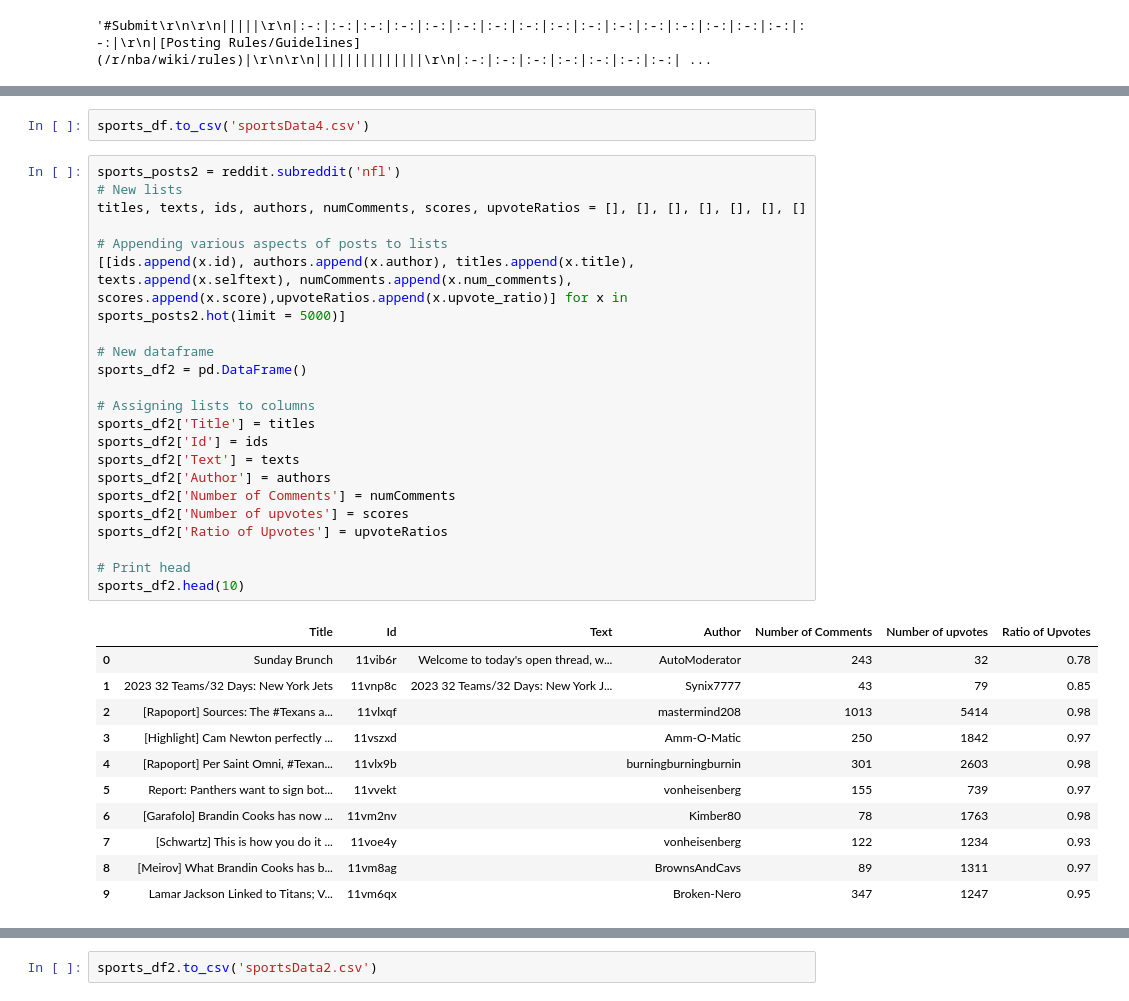
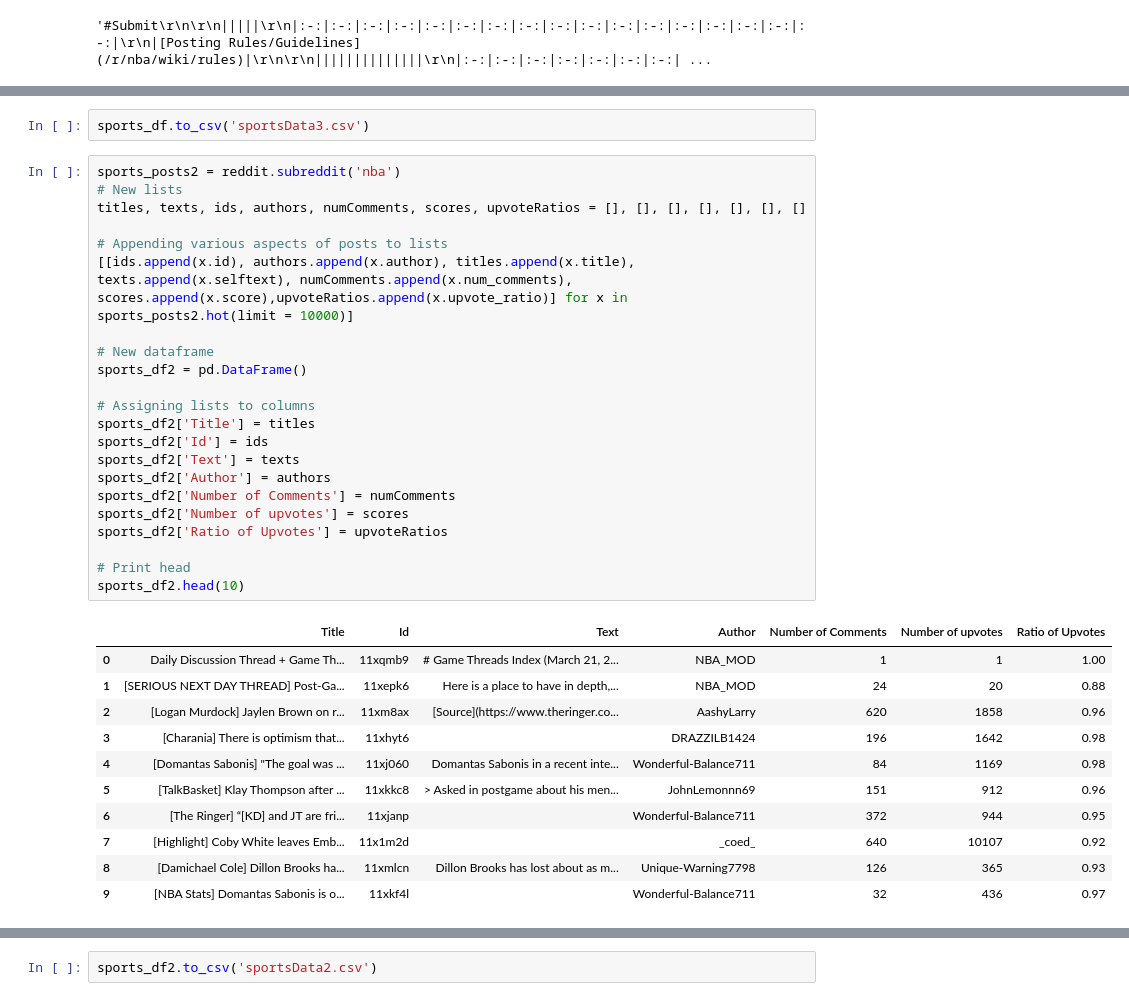
Before and after one commit to Data-Science-for-Linguists-2023/For-Reddit-Grammaticality-Analysis, a Jupyter notebook: notebooks/dataCollection.ipynb, the cells around one changed output, grey strips where cells are left out. Cells and saved outputs as stored; diff of their text form.

```diff
--- a/notebooks/dataCollection.ipynb
+++ b/notebooks/dataCollection.ipynb
@@ -448,39 +448,39 @@ sports_df.shape
 # %%
-sports_df.to_csv('sportsData4.csv')
+sports_df.to_csv('sportsData3.csv')
 # %%
-sports_posts2 = reddit.subreddit('nfl')
+sports_posts2 = reddit.subreddit('nba')
 # New lists
 titles, texts, ids, authors, numComments, scores, upvoteRatios = [], [], [], [], [], [], []
 
 # Appending various aspects of posts to lists
-[[ids.append(x.id), authors.append(x.author), titles.append(x.title), texts.append(x.selftext), numComments.append(x.num_comments), scores.append(x.score),upvoteRatios.append(x.upvote_ratio)] for x in sports_posts2.hot(limit = 5000)]
+[[ids.append(x.id), authors.append(x.author), titles.append(x.title), texts.append(x.selftext), numComments.append(x.num_comments), scores.append(x.score),upvoteRatios.append(x.upvote_ratio)] for x in sports_posts2.hot(limit = 10000)]
 
 # New dataframe
 sports_df2 = pd.DataFrame()
 
 # Assigning lists to columns
 sports_df2['Title'] = titles
 sports_df2['Id'] = ids
 sports_df2['Text'] = texts
 sports_df2['Author'] = authors
 sports_df2['Number of Comments'] = numComments
 sports_df2['Number of upvotes'] = scores
 sports_df2['Ratio of Upvotes'] = upvoteRatios
 
 # Print head
 sports_df2.head(10)
 # %% [output]
 |  | Title | Id | Text | Author | Number of Comments | Number of upvotes | Ratio of Upvotes |
-| 0 | Sunday Brunch | 11vib6r | Welcome to today's open thread, w... | AutoModerator | 243 | 32 | 0.78 |
-| 1 | 2023 32 Teams/32 Days: New York Jets | 11vnp8c | 2023 32 Teams/32 Days: New York J... | Synix7777 | 43 | 79 | 0.85 |
-| 2 | [Rapoport] Sources: The #Texans a... | 11vlxqf |  | mastermind208 | 1013 | 5414 | 0.98 |
-| 3 | [Highlight] Cam Newton perfectly ... | 11vszxd |  | Amm-O-Matic | 250 | 1842 | 0.97 |
-| 4 | [Rapoport] Per Saint Omni, #Texan... | 11vlx9b |  | burningburningburnin | 301 | 2603 | 0.98 |
-| 5 | Report: Panthers want to sign bot... | 11vvekt |  | vonheisenberg | 155 | 739 | 0.97 |
-| 6 | [Garafolo] Brandin Cooks has now ... | 11vm2nv |  | Kimber80 | 78 | 1763 | 0.98 |
-| 7 | [Schwartz] This is how you do it ... | 11voe4y |  | vonheisenberg | 122 | 1234 | 0.93 |
-| 8 | [Meirov] What Brandin Cooks has b... | 11vm8ag |  | BrownsAndCavs | 89 | 1311 | 0.97 |
-| 9 | Lamar Jackson Linked to Titans; V... | 11vm6qx |  | Broken-Nero | 347 | 1247 | 0.95 |
+| 0 | Daily Discussion Thread + Game Th... | 11xqmb9 | # Game Threads Index (March 21, 2... | NBA_MOD | 1 | 1 | 1.00 |
+| 1 | [SERIOUS NEXT DAY THREAD] Post-Ga... | 11xepk6 | Here is a place to have in depth,... | NBA_MOD | 24 | 20 | 0.88 |
+| 2 | [Logan Murdock] Jaylen Brown on r... | 11xm8ax | [Source](https://www.theringer.co... | AashyLarry | 620 | 1858 | 0.96 |
+| 3 | [Charania] There is optimism that... | 11xhyt6 |  | DRAZZILB1424 | 196 | 1642 | 0.98 |
+| 4 | [Domantas Sabonis] "The goal was ... | 11xj060 | Domantas Sabonis in a recent inte... | Wonderful-Balance711 | 84 | 1169 | 0.98 |
+| 5 | [TalkBasket] Klay Thompson after ... | 11xkkc8 | > Asked in postgame about his men... | JohnLemonnn69 | 151 | 912 | 0.96 |
+| 6 | [The Ringer] “[KD] and JT are fri... | 11xjanp |  | Wonderful-Balance711 | 372 | 944 | 0.95 |
+| 7 | [Highlight] Coby White leaves Emb... | 11x1m2d |  | _coed_ | 640 | 10107 | 0.92 |
+| 8 | [Damichael Cole] Dillon Brooks ha... | 11xmlcn | Dillon Brooks has lost about as m... | Unique-Warning7798 | 126 | 365 | 0.93 |
+| 9 | [NBA Stats] Domantas Sabonis is o... | 11xkf4l |  | Wonderful-Balance711 | 32 | 436 | 0.97 |
 # %%
 sports_df2.replace('', np.nan, inplace = True)
 sports_df2.dropna(inplace = True)
```
Also changed, not shown: parts of 7 cells of this notebook, 1 other file.
